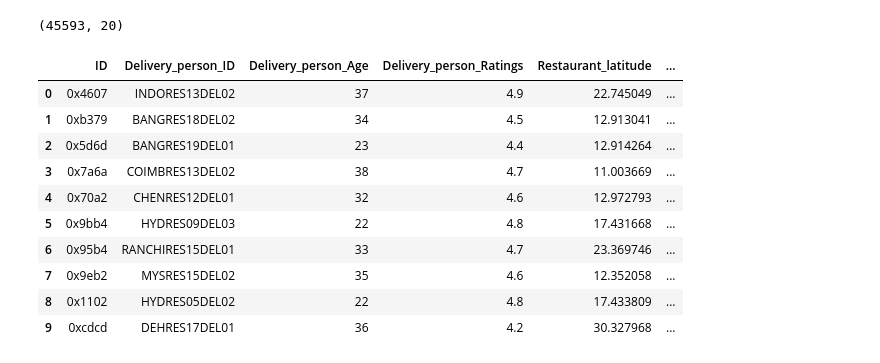
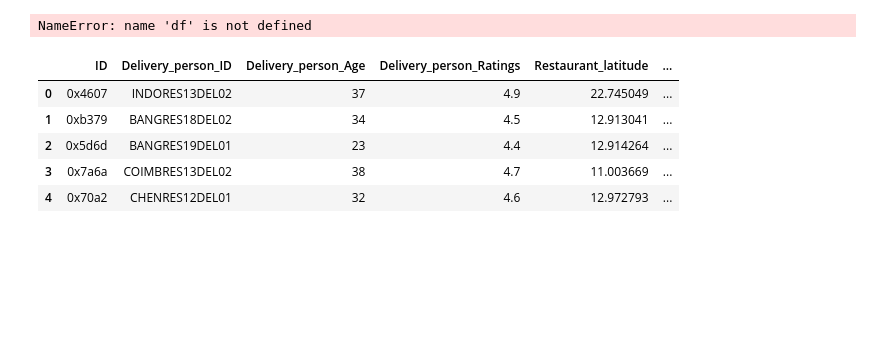
Before and after one commit to UDIT30kaushik/DeliveryDelayPrediction, a Jupyter notebook: notebooks/delivery_delay_prediction.ipynb, the cells around one changed output. Saved outputs shown, nothing was run; the diff lists cells and outputs as text; code cells hidden in the pictures; blank space fills up the shorter version.

```diff
--- a/notebooks/delivery_delay_prediction.ipynb
+++ b/notebooks/delivery_delay_prediction.ipynb
@@ -1,22 +7,18 @@
 # %%
-import pandas as pd
-
-df=pd.read_csv(r"C:\Users\uditk\DeliveryDelayPrediction\data\DATA.csv")
+df = pd.read_csv("C:/Users/uditk/DeliveryDelayPrediction/DATA/DATA.csv")
+# %%
+df.to_csv(
+    r"C:\Users\uditk\DeliveryDelayPrediction\DATA\cleaned_delivery_data.csv",
+    index=False
+)
+# %% [output]
+NameError: name 'df' is not defined
 # %%
-df.shape
+df.head()
 # %% [output]
-(45593, 20)
+|  | ID | Delivery_person_ID | Delivery_person_Age | Delivery_person_Ratings | Restaurant_latitude | ... |
+| 0 | 0x4607 | INDORES13DEL02 | 37 | 4.9 | 22.745049 | ... |
+| 1 | 0xb379 | BANGRES18DEL02 | 34 | 4.5 | 12.913041 | ... |
+| 2 | 0x5d6d | BANGRES19DEL01 | 23 | 4.4 | 12.914264 | ... |
+| 3 | 0x7a6a | COIMBRES13DEL02 | 38 | 4.7 | 11.003669 | ... |
+| 4 | 0x70a2 | CHENRES12DEL01 | 32 | 4.6 | 12.972793 | ... |
-# %%
-df.head(10)
-# %% [output]
-|  | ID | Delivery_person_ID | Delivery_person_Age | Delivery_person_Ratings | Restaurant_latitude | ... |
-| 0 | 0x4607 | INDORES13DEL02 | 37 | 4.9 | 22.745049 | ... |
-| 1 | 0xb379 | BANGRES18DEL02 | 34 | 4.5 | 12.913041 | ... |
-| 2 | 0x5d6d | BANGRES19DEL01 | 23 | 4.4 | 12.914264 | ... |
-| 3 | 0x7a6a | COIMBRES13DEL02 | 38 | 4.7 | 11.003669 | ... |
-| 4 | 0x70a2 | CHENRES12DEL01 | 32 | 4.6 | 12.972793 | ... |
-| 5 | 0x9bb4 | HYDRES09DEL03 | 22 | 4.8 | 17.431668 | ... |
-| 6 | 0x95b4 | RANCHIRES15DEL01 | 33 | 4.7 | 23.369746 | ... |
-| 7 | 0x9eb2 | MYSRES15DEL02 | 35 | 4.6 | 12.352058 | ... |
-| 8 | 0x1102 | HYDRES05DEL02 | 22 | 4.8 | 17.433809 | ... |
-| 9 | 0xcdcd | DEHRES17DEL01 | 36 | 4.2 | 30.327968 | ... |
```
Also changed, not shown: parts of 88 cells of this notebook.
